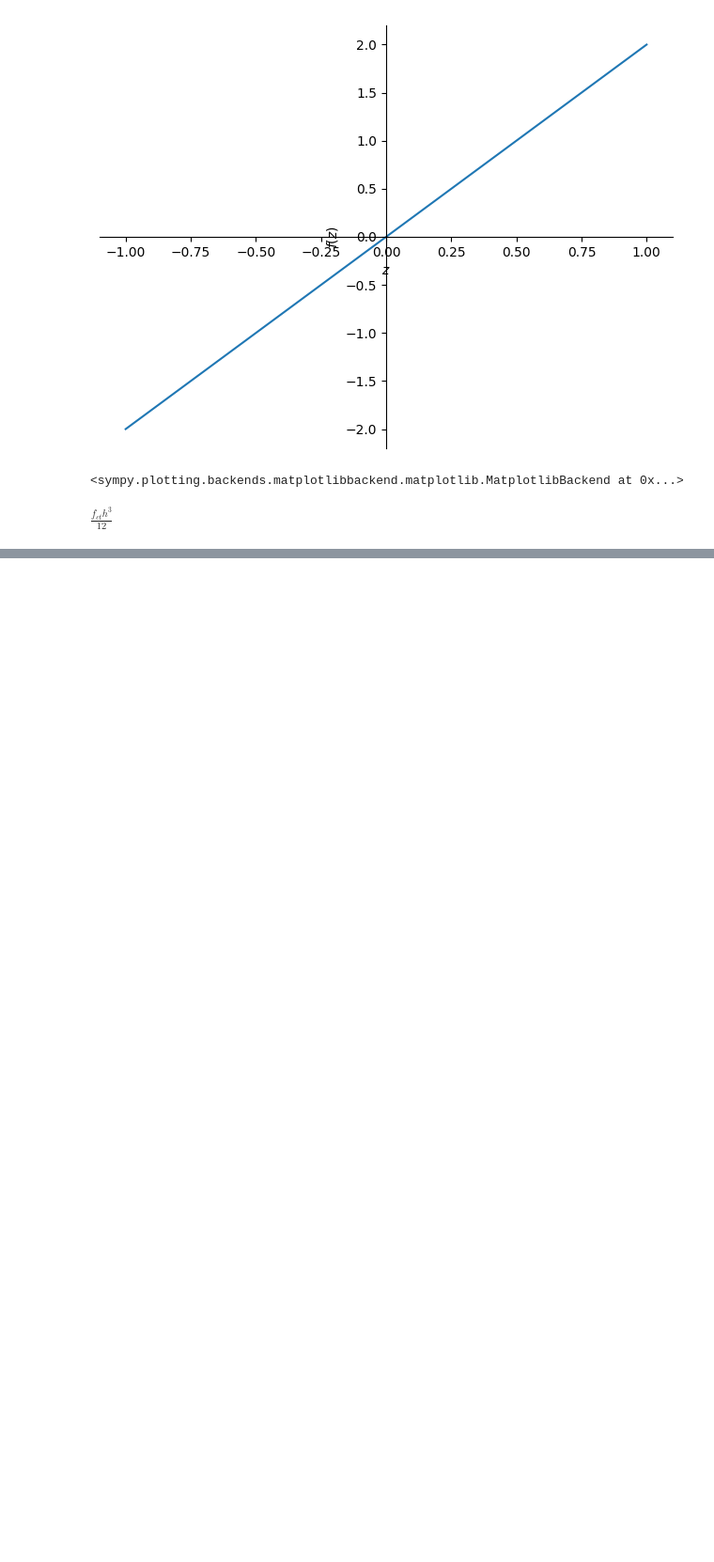
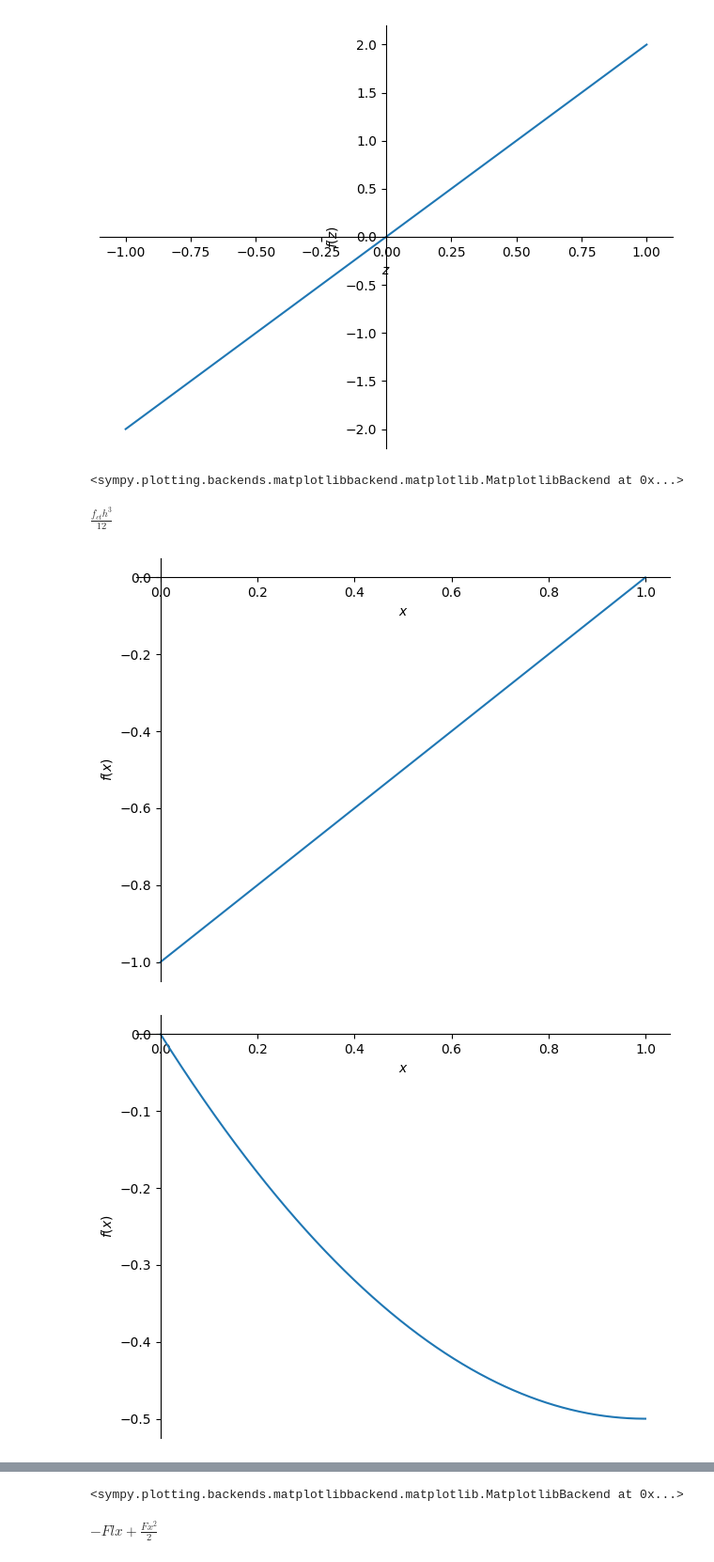
Before and after one commit to PascalGitz/masterthesis, a Jupyter notebook: doc/test.ipynb, the cells around one changed output, grey strips where cells are left out. Shown at 94% size. Cells and saved outputs as stored; diff of their text form; code cells hidden in the pictures; blank space fills up the shorter version.

```diff
--- a/doc/test.ipynb
+++ b/doc/test.ipynb
@@ -34,3 +34,19 @@ m_x = sp.integrate(expr_tau * z , (z, -h/2, h/2))
 m_x
 # %% [output]
 $\displaystyle \frac{f_{ct} h^{3}}{12}$
+# %%
+q, x = sp.symbols('q, x')
+EI, l, F = sp.symbols('EI, l, F')
+# %%
+M_x = -F*(l-x)
+
+phi = sp.integrate(M_x, x)
+
+w_x = sp.integrate(phi,x)
+
+sp.plot(M_x.subs(F,1).subs(l,1), (x,0,1))
+sp.plot(phi.subs(F,1).subs(l,1), (x,0,1))
+sp.plot(w_x.subs(F,1).subs(l,1), (x,0,1))
+# %% [output]
+[figure, added]
+[figure, added]
@@ -36,0 +54,5 @@ $\displaystyle \frac{f_{ct} h^{3}}{12}$
+<sympy.plotting.backends.matplotlibbackend.matplotlib.MatplotlibBackend at 0x...>
+# %%
+phi
+# %% [output]
+$\displaystyle - F l x + \frac{F x^{2}}{2}$
```
Also changed, not shown: parts of 1 cell of this notebook, 8 other files.
